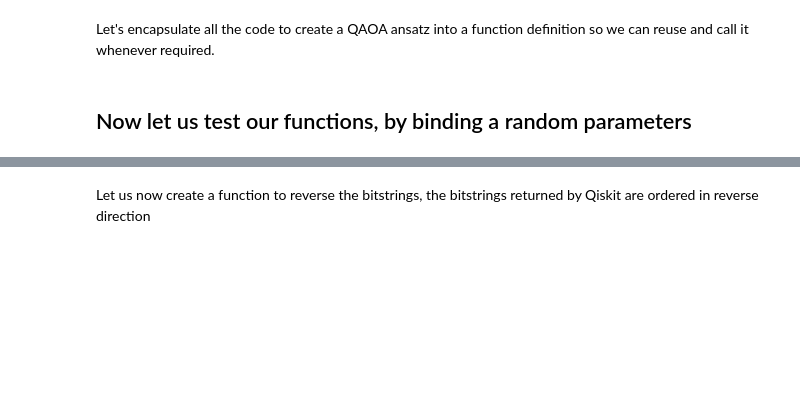
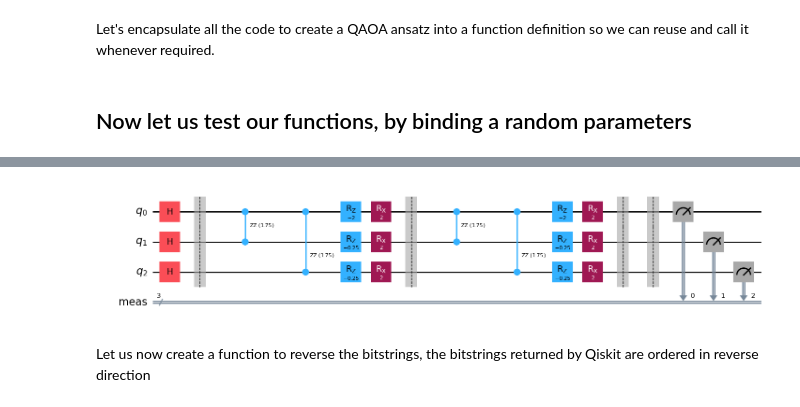
Before and after one commit to Matrixmang0/MIS-QAOA, a Jupyter notebook: QAOA-QAS for MIS.ipynb, the cells around one changed output, grey strips where cells are left out. Drawn from its saved outputs; the diff is of its cells as text; code cells hidden in the pictures; blank space fills up the shorter version.

```diff
--- a/QAOA-QAS for MIS.ipynb
+++ b/QAOA-QAS for MIS.ipynb
@@ -411,3 +394,11 @@ ansatz_1.draw('mpl')
+# %%
+# Create an instance of the MIS_Ansatz function with specified parameters
+ansatz_1 = MIS_Ansatz(p=2, num_nodes=3, gamma_params=[1, 1], beta_params=[1, 1], edges=edgesG1)
+
+# Draw the quantum circuit representing the QAOA ansatz
+ansatz_1.draw('mpl')
+# %% [output]
+[figure, added]
 # %% [markdown]
 Let us now create a function to reverse the bitstrings, the bitstrings returned by Qiskit are ordered in reverse direction
 # %%
```
Also changed, not shown: parts of 15 cells of this notebook, 1 other file.
